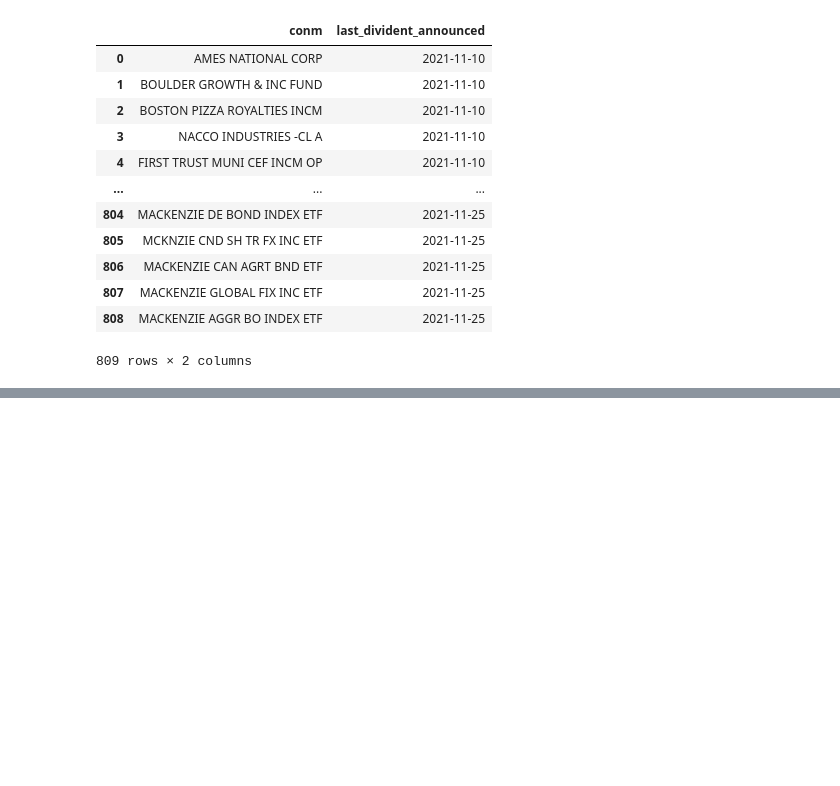
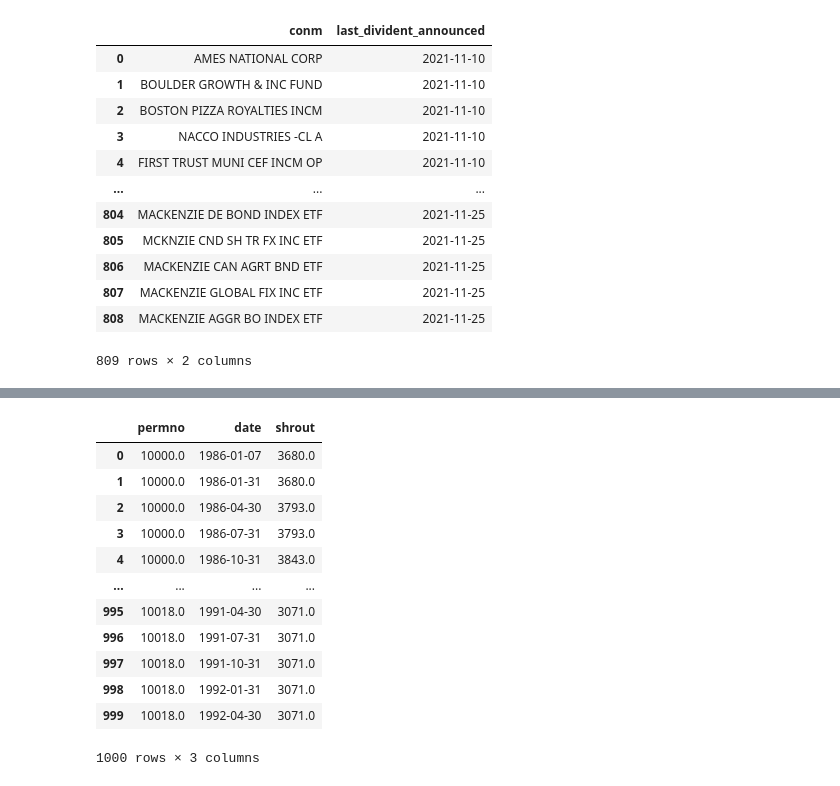
Before and after one commit to rohitashwachaks/finance, a Jupyter notebook: Titman/Assignment-2/stock_split_study.ipynb, the cells around one changed output, grey strips where cells are left out. Saved outputs shown, nothing was run; the diff lists cells and outputs as text; code cells hidden in the pictures; blank space fills up the shorter version.

```diff
--- a/Titman/Assignment-2/stock_split_study.ipynb
+++ b/Titman/Assignment-2/stock_split_study.ipynb
@@ -726,0 +774,25 @@ corpus_df
+# %%
+df_stock_splits = connection.raw_sql('''
+                    SELECT permno, date, shrout
+                    FROM crsp.dse
+                    WHERE shrout IS NOT NULL
+                    GROUP BY permno, date, shrout
+                    FETCH FIRST 1000 ROWS ONLY
+                ''',
+                date_cols= ['date', 'trtsendt'])
+df_stock_splits
+# connection.get_table(library="crsp", table= "dse", obs= 100)
+# %% [output]
+|  | permno | date | shrout |
+| 0 | 10000.0 | 1986-01-07 | 3680.0 |
+| 1 | 10000.0 | 1986-01-31 | 3680.0 |
+| 2 | 10000.0 | 1986-04-30 | 3793.0 |
+| 3 | 10000.0 | 1986-07-31 | 3793.0 |
+| 4 | 10000.0 | 1986-10-31 | 3843.0 |
+| ... | ... | ... | ... |
+| 995 | 10018.0 | 1991-04-30 | 3071.0 |
+| 996 | 10018.0 | 1991-07-31 | 3071.0 |
+| 997 | 10018.0 | 1991-10-31 | 3071.0 |
+| 998 | 10018.0 | 1992-01-31 | 3071.0 |
+| 999 | 10018.0 | 1992-04-30 | 3071.0 |
+1000 rows × 3 columns
```
Also changed, not shown: parts of 5 cells of this notebook.
